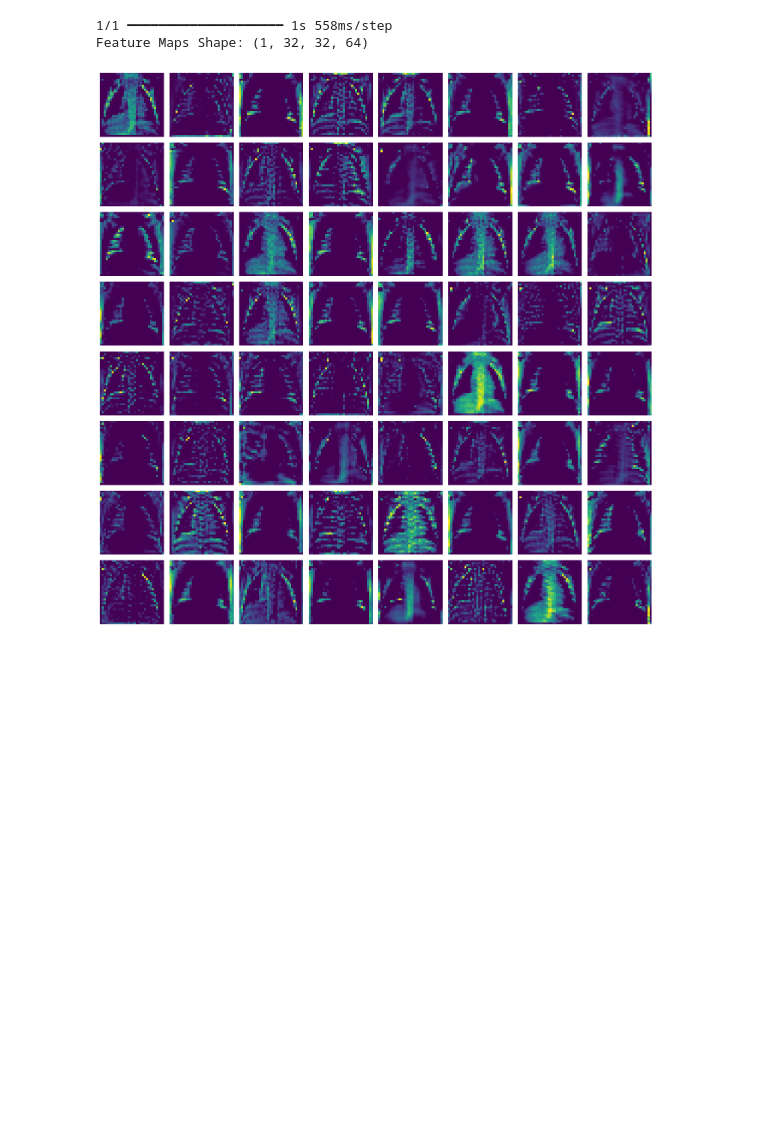
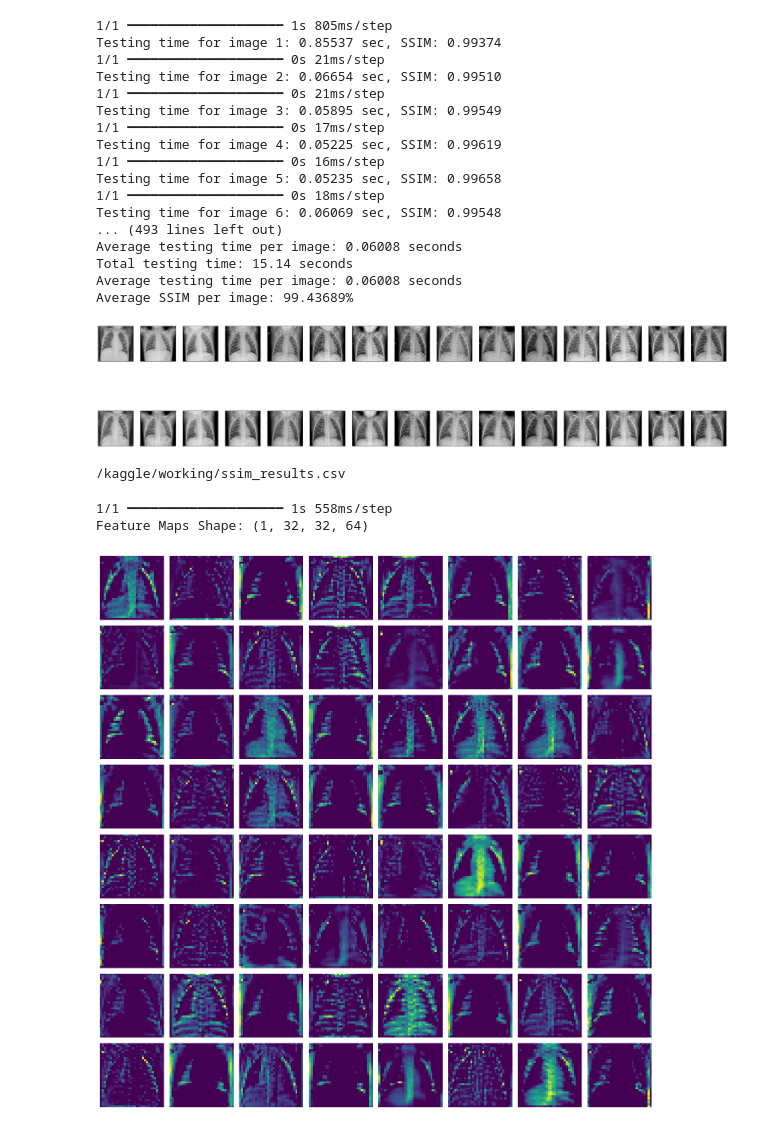
Before and after one commit to KAILASHVenkat/Week1TextToneTune, a Jupyter notebook: fem-fdm.ipynb, the cells around one changed output. Saved outputs shown, nothing was run; the diff lists cells and outputs as text; code cells hidden in the pictures; blank space fills up the shorter version.

Commit message:
Kaggle Notebook |  FEM-FDM | Version 6

```diff
--- a/fem-fdm.ipynb
+++ b/fem-fdm.ipynb
@@ -14,11 +14,12 @@ import numpy as np
 from tensorflow.keras.preprocessing import image
 
 dataset_path = '/kaggle/input/normal/NORMAL'
-image_size = (128, 128)  # Target image size
+image_size = (128, 128)
 
 def load_images(dataset_path, image_size=(128, 128)):
     images = []
-    for img_name in os.listdir(dataset_path):
+    img_names = sorted(os.listdir(dataset_path))  # Sort to maintain order
+    for img_name in img_names:
         img_path = os.path.join(dataset_path, img_name)
         img = image.load_img(img_path, target_size=image_size)
         img = image.img_to_array(img)
@@ -27,3 +28,11 @@ def load_images(dataset_path, image_size=(128, 128)):
     return np.array(images)
 
 images = load_images(dataset_path)
+
+X_train = images[:1008]
+X_val = images[1008:1323]
+X_test = images[1323:1575]
+
+print(f"X_train shape: {X_train.shape}")
+print(f"X_val shape: {X_val.shape}")
+print(f"X_test shape: {X_test.shape}")
@@ -30,5 +43,3 @@ images = load_images(dataset_path)
-# %%
-X_train, X_test = train_test_split(images, test_size=0.2, random_state=42)
 # %%
 from tensorflow.keras import layers, models
 
@@ -105,10 +117,6 @@ def build_autoencoder(input_shape=(128, 128, 3)):
     autoencoder = models.Model(inputs, reconstructed, name="Autoencoder")
     autoencoder.compile(optimizer="adam", loss=combined_loss)
     return autoencoder
-# %%
-X_train1, X_val = train_test_split(X_train, test_size=0.2, random_state=42)
-# %%
-X_train=X_train1
 # %%
 import tensorflow as tf
 # %%
@@ -153,18 +191,16 @@ import numpy as np
 import time
 import matplotlib.pyplot as plt
 
-# Function to compute MSE
 def calculate_mse(image1, image2):
     return np.mean((image1 - image2) ** 2)
 
-# Measure testing time for each input separately
 testing_times = []
 decoded_imgs = []
 ssim_values = []
 
 for i in range(len(X_test)):
     test_start_time = time.time()
-    decoded_img = autoencoder.predict(X_test[i:i+1])  # Predict one image at a time
+    decoded_img = autoencoder.predict(X_test[i:i+1])
     test_end_time = time.time()
 
     testing_time = test_end_time - test_start_time
@@ -173,36 +209,73 @@ for i in range(len(X_test)):
     x = calculate_mse(X_test[i], decoded_img[0])
 
 
     ssim_value = 1 - x
     ssim_values.append(ssim_value)
 
-    print(f"Testing time for image {i+1}: {testing_time:.5f} sec, MSE: {mse_value:.5f}, SSIM: {ssim_value:.5f}")
+    print(f"Testing time for image {i+1}: {testing_time:.5f} sec, SSIM: {ssim_value:.5f}")
 
-# Compute total and average testing time
 total_testing_time = sum(testing_times)
 average_testing_time = total_testing_time / len(X_test)
-
+total_ssim=sum(ssim_values)
+avg_ssim=total_ssim / len(ssim_values)
 print(f"Total testing time: {total_testing_time:.2f} seconds")
 print(f"Average testing time per image: {average_testing_time:.5f} seconds")
 
 print(f"Total testing time: {total_testing_time:.2f} seconds")
 print(f"Average testing time per image: {average_testing_time:.5f} seconds")
+
+print(f"Average SSIM per image: {(avg_ssim*100):.5f}%")
 
 n = 15
 plt.figure(figsize=(40, 10))
 for i in range(n):
     ax = plt.subplot(2, n, i + 1)
     plt.imshow(X_test[i])
     plt.gray()
     ax.get_xaxis().set_visible(False)
     ax.get_yaxis().set_visible(False)
 
     ax = plt.subplot(2, n, i + 1 + n)
     plt.imshow(decoded_imgs[i])
     plt.gray()
     ax.get_xaxis().set_visible(False)
     ax.get_yaxis().set_visible(False)
 plt.show()
+# %% [output]
+1/1 ━━━━━━━━━━━━━━━━━━━━ 1s 805ms/step
+Testing time for image 1: 0.85537 sec, SSIM: 0.99374
+1/1 ━━━━━━━━━━━━━━━━━━━━ 0s 21ms/step
+Testing time for image 2: 0.06654 sec, SSIM: 0.99510
+1/1 ━━━━━━━━━━━━━━━━━━━━ 0s 21ms/step
+Testing time for image 3: 0.05895 sec, SSIM: 0.99549
+1/1 ━━━━━━━━━━━━━━━━━━━━ 0s 17ms/step
+Testing time for image 4: 0.05225 sec, SSIM: 0.99619
+1/1 ━━━━━━━━━━━━━━━━━━━━ 0s 16ms/step
+Testing time for image 5: 0.05235 sec, SSIM: 0.99658
+1/1 ━━━━━━━━━━━━━━━━━━━━ 0s 18ms/step
+Testing time for image 6: 0.06069 sec, SSIM: 0.99548
+... (493 lines left out)
+Average testing time per image: 0.06008 seconds
+Total testing time: 15.14 seconds
+Average testing time per image: 0.06008 seconds
+Average SSIM per image: 99.43689%
+[figure, added]
+# %%
+import pandas as pd
+
+df = pd.DataFrame({
+    "Image_No": list(range(1, len(X_test) + 1)),
+    "SSIM_Value": ssim_values,
+    "Time_Taken": testing_times
+})
+
+csv_filename = "ssim_results.csv"
+df.to_csv(csv_filename, index=False)
+
+from IPython.display import FileLink
+FileLink(csv_filename)
+# %% [output]
+/kaggle/working/ssim_results.csv
 # %%
 decoded_imgs = autoencoder.predict(X_train)
 
```
Also changed, not shown: parts of 4 cells of this notebook.
